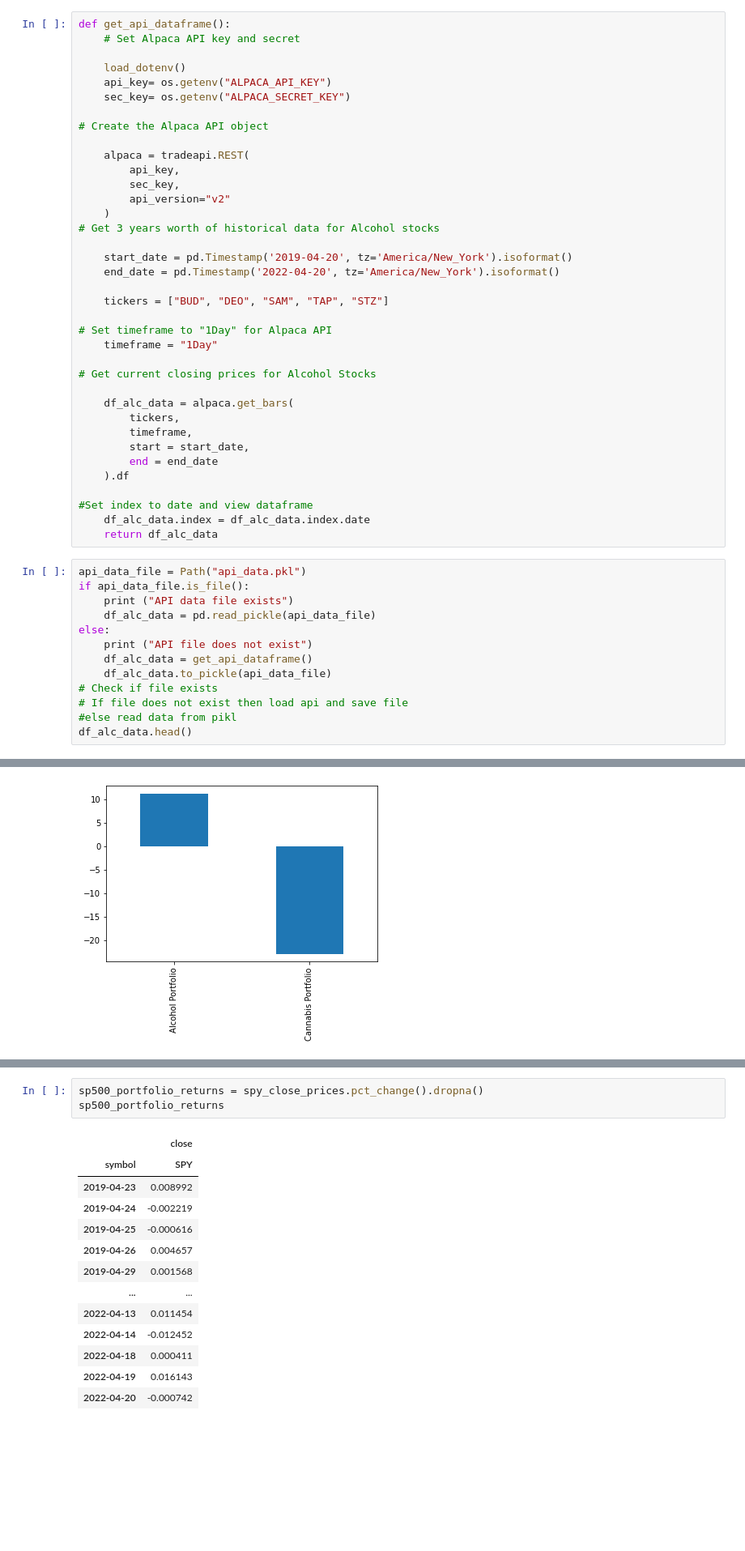
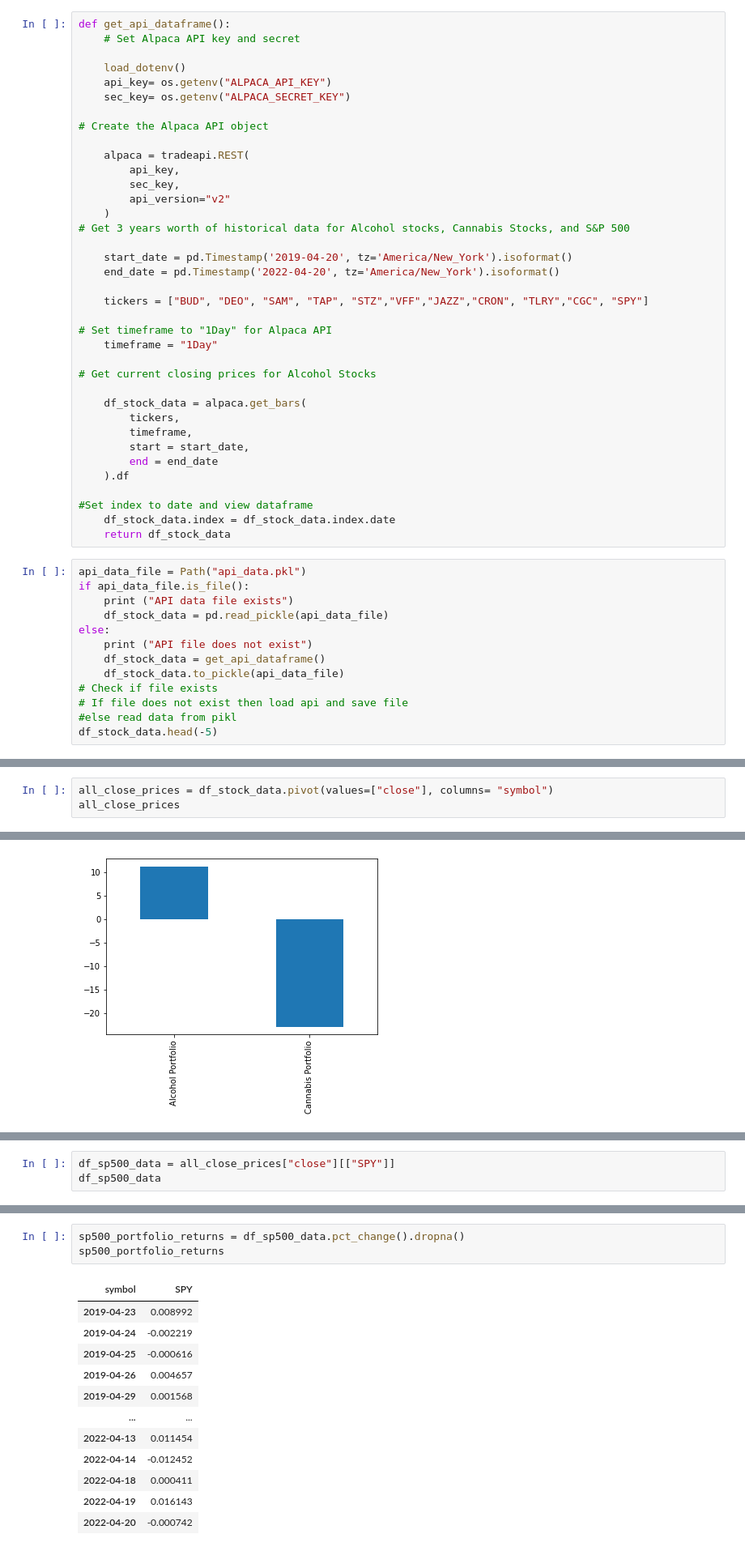
Before and after one commit to themichaelfoley/MKJ_FinTech_Project_1, a Jupyter notebook: Team3_Project1-2.ipynb, the cells around one changed output, grey strips where cells are left out. Shown at 81% size. Drawn from its saved outputs; the diff is of its cells as text; blank space fills up the shorter version.

```diff
--- a/Team3_Project1-2.ipynb
+++ b/Team3_Project1-2.ipynb
@@ -41,19 +41,19 @@ def get_api_dataframe():
         sec_key,
         api_version="v2"
     )
-# Get 3 years worth of historical data for Alcohol stocks
+# Get 3 years worth of historical data for Alcohol stocks, Cannabis Stocks, and S&P 500
 
     start_date = pd.Timestamp('2019-04-20', tz='America/New_York').isoformat()
     end_date = pd.Timestamp('2022-04-20', tz='America/New_York').isoformat()
 
-    tickers = ["BUD", "DEO", "SAM", "TAP", "STZ"]
+    tickers = ["BUD", "DEO", "SAM", "TAP", "STZ","VFF","JAZZ","CRON", "TLRY","CGC", "SPY"]
 
 # Set timeframe to "1Day" for Alpaca API
     timeframe = "1Day"
 
 # Get current closing prices for Alcohol Stocks
 
-    df_alc_data = alpaca.get_bars(
+    df_stock_data = alpaca.get_bars(
         tickers,
         timeframe,
         start = start_date,
@@ -61,19 +61,19 @@ def get_api_dataframe():
     ).df
 
 #Set index to date and view dataframe
-    df_alc_data.index = df_alc_data.index.date
-    return df_alc_data
+    df_stock_data.index = df_stock_data.index.date
+    return df_stock_data
 # %%
 api_data_file = Path("api_data.pkl")
 if api_data_file.is_file():
     print ("API data file exists")
-    df_alc_data = pd.read_pickle(api_data_file)
+    df_stock_data = pd.read_pickle(api_data_file)
 else:
     print ("API file does not exist")
-    df_alc_data = get_api_dataframe()
-    df_alc_data.to_pickle(api_data_file)
+    df_stock_data = get_api_dataframe()
+    df_stock_data.to_pickle(api_data_file)
 # Check if file exists
 # If file does not exist then load api and save file
 #else read data from pikl
-df_alc_data.head()
+df_stock_data.head(-5)
 # %% [output]
@@ -147,0 +94,3 @@ Name: symbol, dtype: int64
+# %%
+all_close_prices = df_stock_data.pivot(values=["close"], columns= "symbol")
+all_close_prices
@@ -476,0 +351,3 @@ spy_close_prices
+# %%
+df_sp500_data = all_close_prices["close"][["SPY"]]
+df_sp500_data
@@ -477,8 +368,7 @@ spy_close_prices
 # %%
-sp500_portfolio_returns = spy_close_prices.pct_change().dropna()
+sp500_portfolio_returns = df_sp500_data.pct_change().dropna()
 sp500_portfolio_returns
 # %% [output]
-|  | close |
 | symbol | SPY |
 | 2019-04-23 | 0.008992 |
 | 2019-04-24 | -0.002219 |
```
Also changed, not shown: parts of 18 cells of this notebook, 1 other file.
